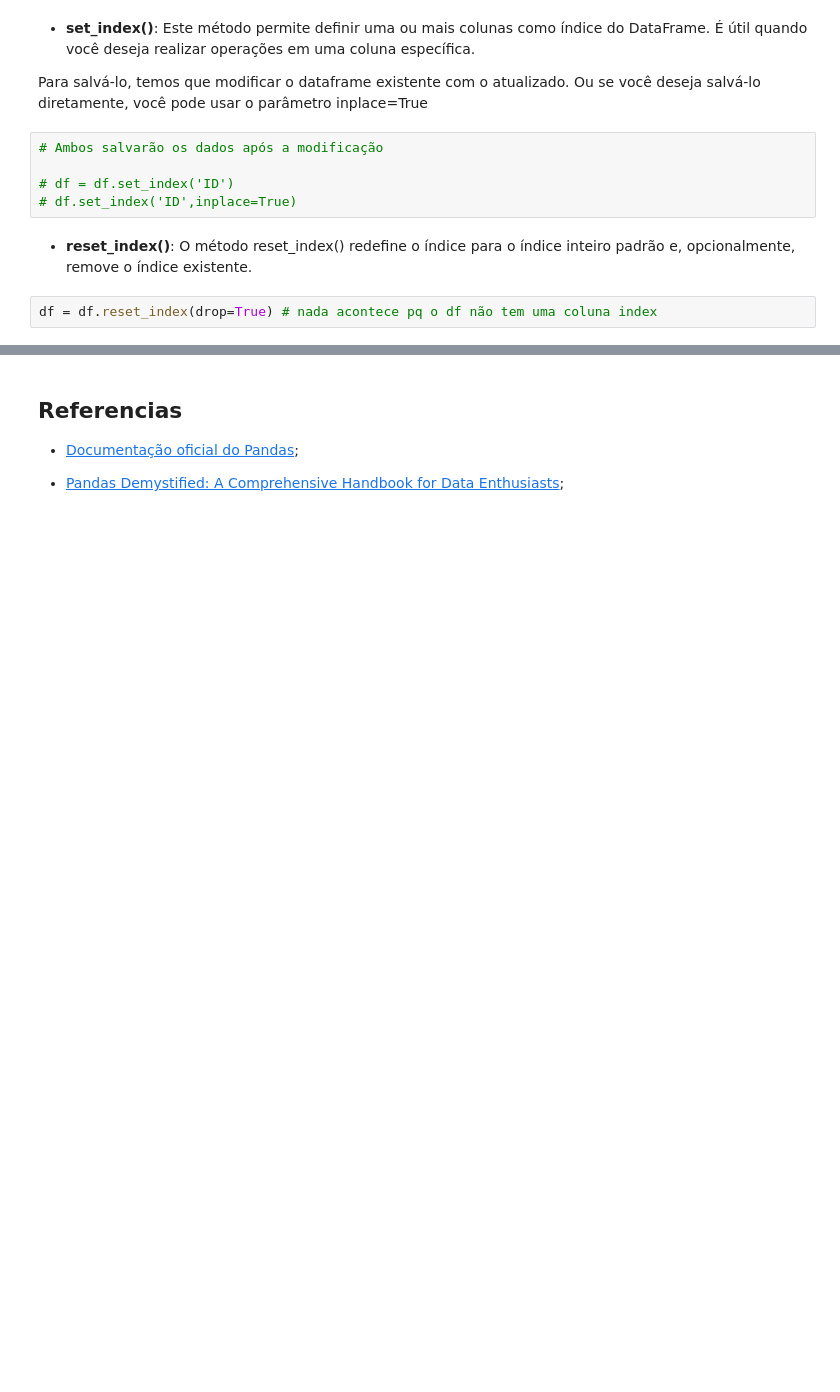
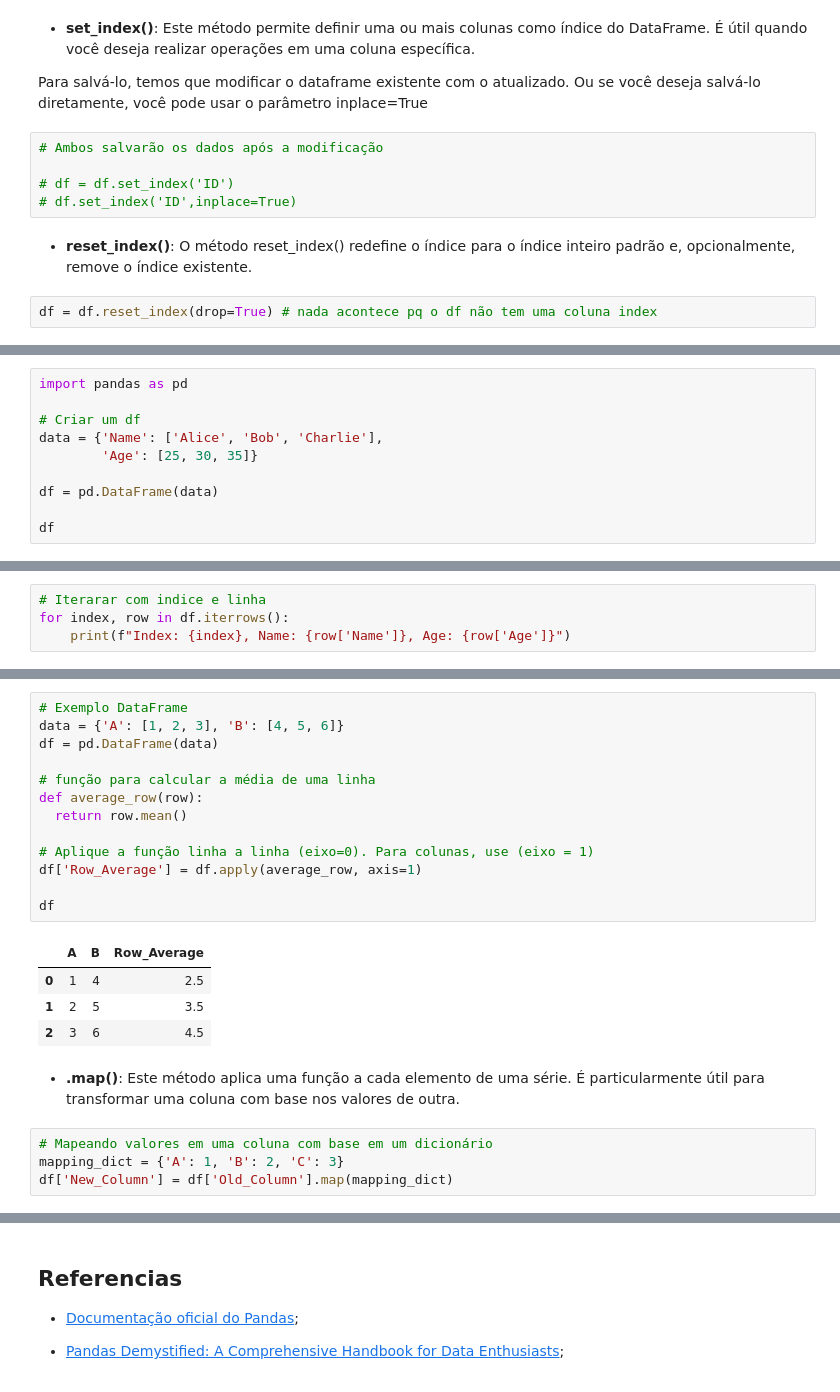
Before and after one commit to saulosgil/pandas_funcoes_basicas, a Jupyter notebook: pandas.ipynb, the cells around one changed output, grey strips where cells are left out. Drawn from its saved outputs; the diff is of its cells as text; blank space fills up the shorter version.

Commit message:
data manipulation

```diff
--- a/pandas.ipynb
+++ b/pandas.ipynb
@@ -469,0 +615,10 @@ df = df.reset_index(drop=True) # nada acontece pq o df não tem uma coluna index
+# %%
+import pandas as pd
+
+# Criar um df
+data = {'Name': ['Alice', 'Bob', 'Charlie'],
+        'Age': [25, 30, 35]}
+
+df = pd.DataFrame(data)
+
+df
@@ -469,0 +630,4 @@ df = df.reset_index(drop=True) # nada acontece pq o df não tem uma coluna index
+# %%
+# Iterarar com indice e linha
+for index, row in df.iterrows():
+    print(f"Index: {index}, Name: {row['Name']}, Age: {row['Age']}")
@@ -469,0 +652,24 @@ df = df.reset_index(drop=True) # nada acontece pq o df não tem uma coluna index
+# %%
+# Exemplo DataFrame
+data = {'A': [1, 2, 3], 'B': [4, 5, 6]}
+df = pd.DataFrame(data)
+
+# função para calcular a média de uma linha
+def average_row(row):
+  return row.mean()
+
+# Aplique a função linha a linha (eixo=0). Para colunas, use (eixo = 1)
+df['Row_Average'] = df.apply(average_row, axis=1)
+
+df
+# %% [output]
+|  | A | B | Row_Average |
+| 0 | 1 | 4 | 2.5 |
+| 1 | 2 | 5 | 3.5 |
+| 2 | 3 | 6 | 4.5 |
+# %% [markdown]
+- ****.map()****: Este método aplica uma função a cada elemento de uma série. É particularmente útil para transformar uma coluna com base nos valores de outra.
+# %%
+# Mapeando valores em uma coluna com base em um dicionário
+mapping_dict = {'A': 1, 'B': 2, 'C': 3}
+df['New_Column'] = df['Old_Column'].map(mapping_dict)
```
Also changed, not shown: parts of 41 cells of this notebook.
